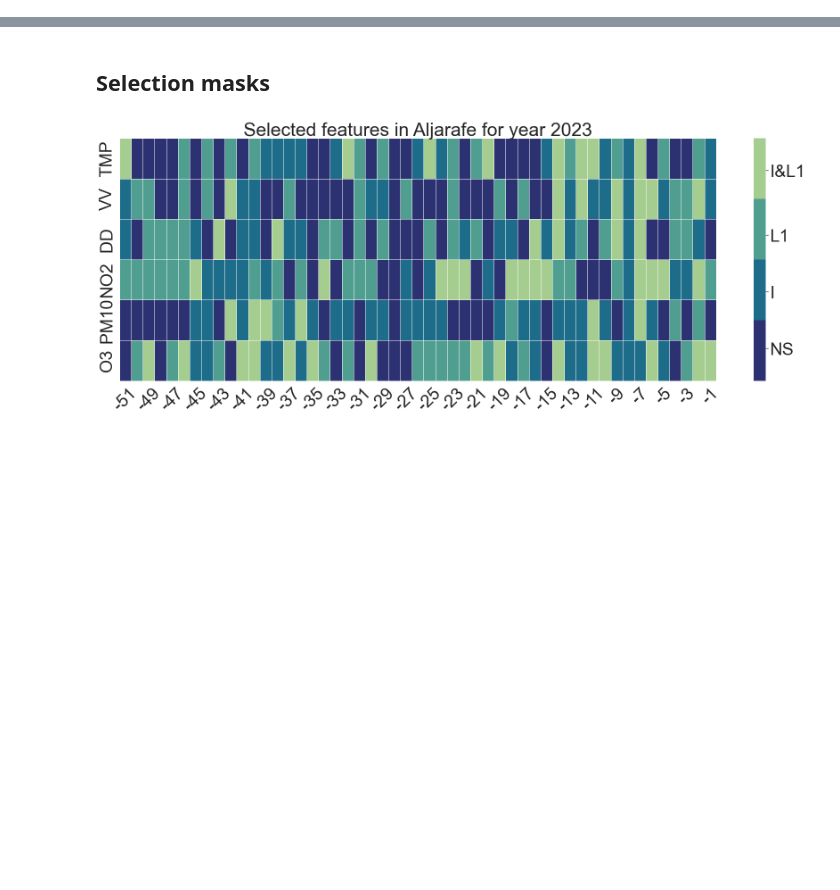
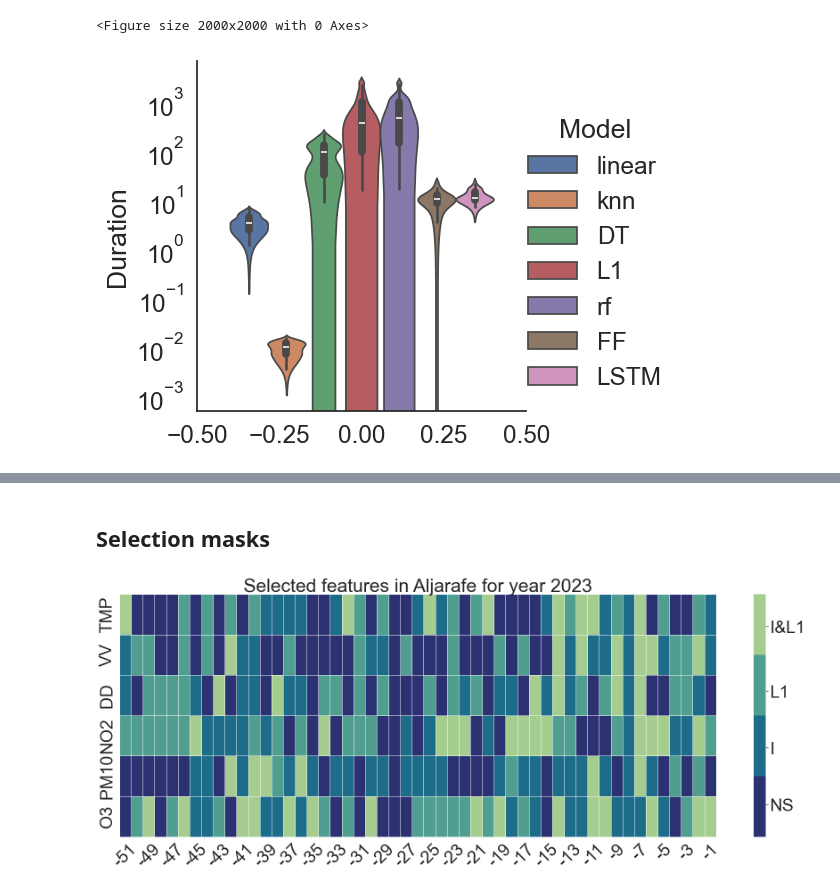
Before and after one commit to manjimnav/ResSelNetAirPollution, a Jupyter notebook: analysis.ipynb, the cells around one changed output, grey strips where cells are left out. Cells and saved outputs as stored; diff of their text form; code cells hidden in the pictures; blank space fills up the shorter version.

```diff
--- a/analysis.ipynb
+++ b/analysis.ipynb
@@ -103,0 +84,5 @@ plt.show()
+# %%
+plot_experiments(total_metrics, y='Duration', kind='violin', yscale='log')
+# %% [output]
+<Figure size 2000x2000 with 0 Axes>
+[figure, added]
```
Also changed, not shown: parts of 19 cells of this notebook, 13 other files.
